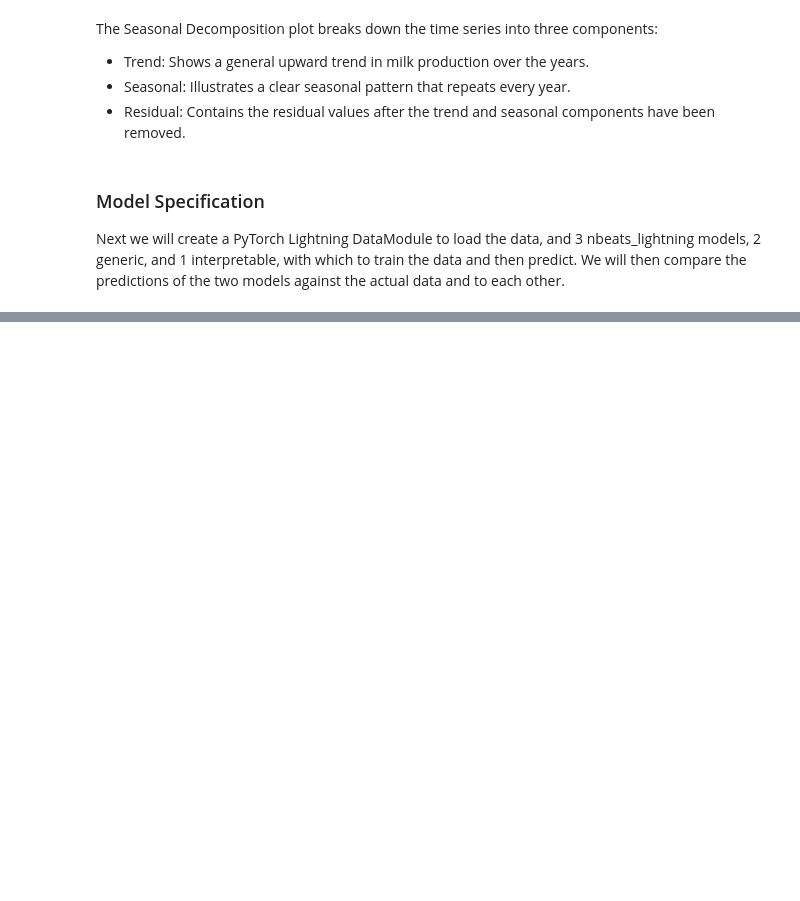
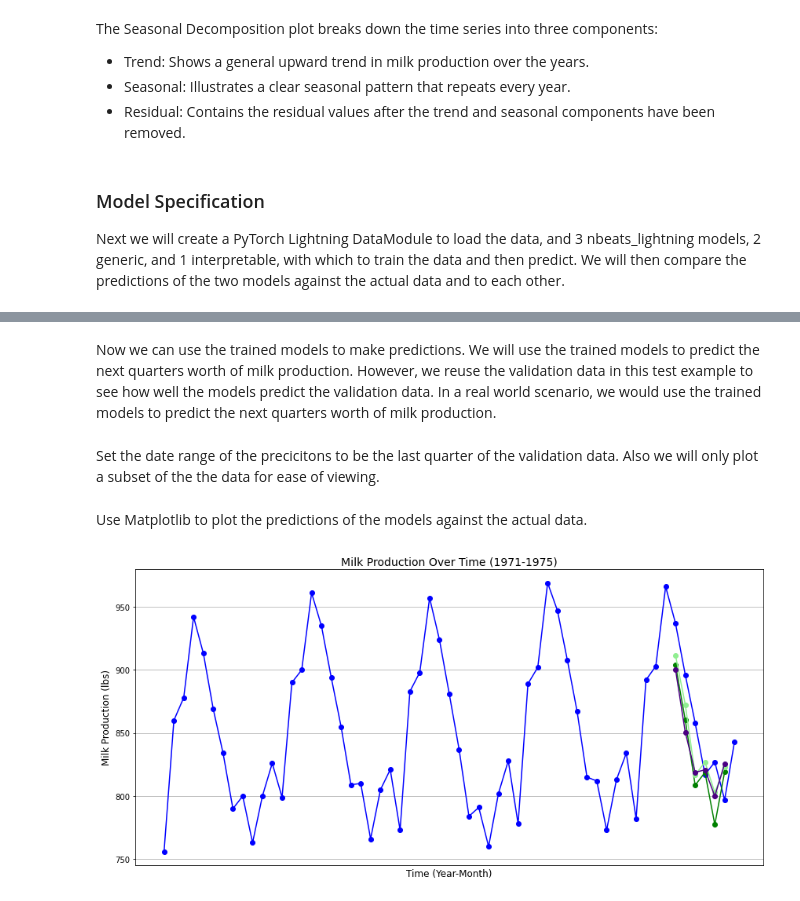
Before and after one commit to realdanielbyrne/N-BEATS-Lightning, a Jupyter notebook: simple_example.ipynb, the cells around one changed output, grey strips where cells are left out. Cells and saved outputs as stored; diff of their text form; code cells hidden in the pictures; blank space fills up the shorter version.

Commit message:
Added example jupyter notebooks

```diff
--- a/simple_example.ipynb
+++ b/simple_example.ipynb
@@ -250,0 +345,49 @@ LOCAL_RANK: 0 - CUDA_VISIBLE_DEVICES: [0]
+# %% [markdown]
+Now we can use the trained models to make predictions. We will use the trained models to predict the next quarters worth of milk production.  However, we reuse the validation data in this test example to see how well the models predict the validation data.  In a real world scenario, we would use the trained models to predict the next quarters worth of milk production.
+# %%
+# Predict
+historical_data = torch.tensor(milkval[-backcast_length - forecast_length:- forecast_length], dtype=torch.float32).view(1, -1)
+
+# Create forecasting dataloader
+predict_dataset = ForecastingDataset(historical_data)
+predict_dataloader = DataLoader(predict_dataset, batch_size=1)
+
+# The model uses a ptl trainer to predict
+g1_predictions = generic_trainer.predict(g1, dataloaders=predict_dataloader)
+g2_predictions = generic_trainer.predict(g2, dataloaders=predict_dataloader)
+interpretable_predictions = interpretable_trainer.predict(interpretable_milkmodel, dataloaders=predict_dataloader)
+
+# The trainer returns a list of dictionaries, one for each dataloader passed to trainer.predict.  We only want the first and only one.
+g1_predictions = g1_predictions[0].squeeze()
+g2_predictions = g2_predictions[0].squeeze()
+interpretable_predictions = interpretable_predictions[0].squeeze()
+# %% [markdown]
+Set the date range of the precicitons to be the last quarter of the validation data. Also we will only plot a subset of the the data for ease of viewing.
+# %%
+#%%
+predicted_months = pd.date_range(start="1975-06", periods=forecast_length, freq='M').strftime('%Y-%m')
+g1_df = pd.DataFrame(g1_predictions, index=predicted_months)
+g2_df = pd.DataFrame(g2_predictions, index=predicted_months)
+
+
+# Plot a subset of the data
+interpretable_df = pd.DataFrame(interpretable_predictions, index=predicted_months)
+milk_subset = milk[milk.index > '1971-01']
+milk_subset.index=milk_subset.index.strftime('%Y-%m')
+# %% [markdown]
+Use Matplotlib to plot the predictions of the models against the actual data.
+# %%
+plt.figure(figsize=(12,6))
+plt.plot(milk_subset.index, milk_subset['milk_production_pounds'], marker='o', linestyle='-', color='b')
+plt.plot(g1_df.index, g1_df, marker='o', linestyle='-', color='g')
+plt.plot(g2_df.index, g2_df, marker='o', linestyle='-', color='lightgreen')
+plt.plot(interpretable_df.index, interpretable_df, marker='o', linestyle='-', color='indigo')
+plt.title('Milk Production Over Time (1971-1975)', fontsize=14)
+plt.xlabel('Time (Year-Month)', fontsize=12)
+plt.ylabel('Milk Production (lbs)', fontsize=12)
+plt.grid(True)
+plt.xticks([])
+plt.tight_layout()
+plt.show()
+# %% [output]
+[figure, added]
```
Also changed, not shown: parts of 15 cells of this notebook, 7 other files.
